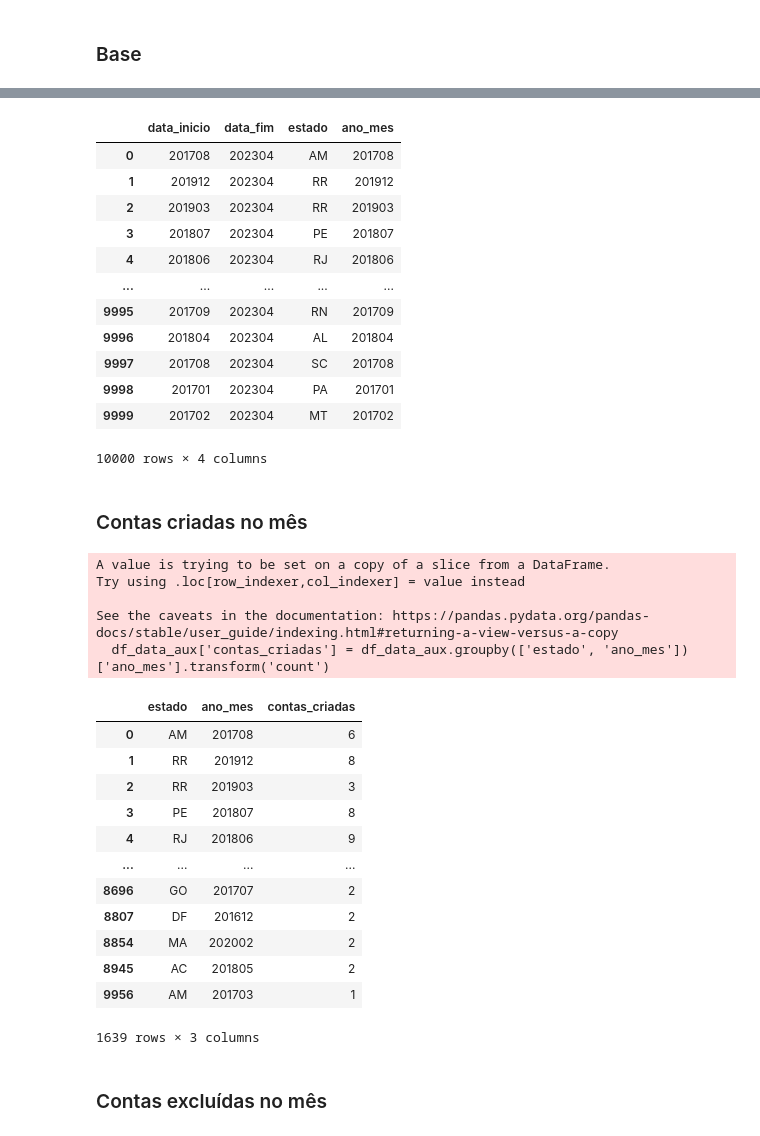
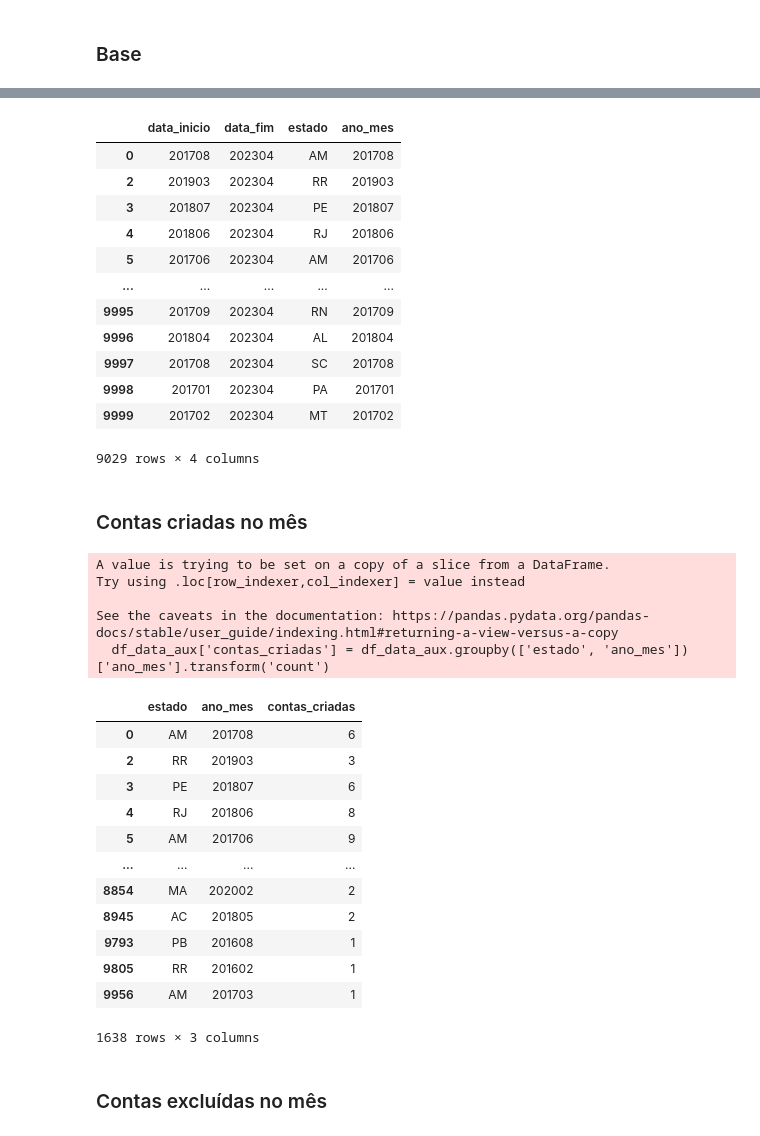
Before and after one commit to RGonzalesR/churn_analysis, a Jupyter notebook: main.ipynb, the cells around one changed output, grey strips where cells are left out. Cells and saved outputs as stored; diff of their text form; code cells hidden in the pictures.

```diff
--- a/main.ipynb
+++ b/main.ipynb
@@ -185,25 +205,25 @@ df_usuario.to_csv('./data/transformed/user_data.csv', sep=',')
 # %%
 df_data = pd.DataFrame()
-df_data[['data_inicio', 'data_fim', 'estado']] = df_raw[['created_at', 'deleted_at', 'state']]
+df_data[['data_inicio', 'data_fim', 'estado']] = df_raw[df_raw['status'] != 'paused'][['created_at', 'deleted_at', 'state']]
 df_data['data_inicio'] = obj_to_datetime(df_data['data_inicio']).dt.strftime('%Y%m')
 df_data['data_fim'] = obj_to_datetime(df_data['data_fim'])
 df_data['data_fim'] = df_data['data_fim'].fillna(pd.to_datetime('now')).dt.strftime('%Y%m')
 df_data['ano_mes'] = df_data['data_inicio']
 df_data
 # %% [output]
 |  | data_inicio | data_fim | estado | ano_mes |
 | 0 | 201708 | 202304 | AM | 201708 |
-| 1 | 201912 | 202304 | RR | 201912 |
 | 2 | 201903 | 202304 | RR | 201903 |
 | 3 | 201807 | 202304 | PE | 201807 |
 | 4 | 201806 | 202304 | RJ | 201806 |
+| 5 | 201706 | 202304 | AM | 201706 |
 | ... | ... | ... | ... | ... |
 | 9995 | 201709 | 202304 | RN | 201709 |
 | 9996 | 201804 | 202304 | AL | 201804 |
 | 9997 | 201708 | 202304 | SC | 201708 |
 | 9998 | 201701 | 202304 | PA | 201701 |
 | 9999 | 201702 | 202304 | MT | 201702 |
-10000 rows × 4 columns
+9029 rows × 4 columns
 # %% [markdown]
 ### Contas criadas no mês
 # %%
@@ -220,17 +240,17 @@ See the caveats in the documentation: https://pandas.pydata.org/pandas-docs/stab
   df_data_aux['contas_criadas'] = df_data_aux.groupby(['estado', 'ano_mes'])['ano_mes'].transform('count')
 |  | estado | ano_mes | contas_criadas |
 | 0 | AM | 201708 | 6 |
-| 1 | RR | 201912 | 8 |
 | 2 | RR | 201903 | 3 |
-| 3 | PE | 201807 | 8 |
-| 4 | RJ | 201806 | 9 |
+| 3 | PE | 201807 | 6 |
+| 4 | RJ | 201806 | 8 |
+| 5 | AM | 201706 | 9 |
 | ... | ... | ... | ... |
-| 8696 | GO | 201707 | 2 |
-| 8807 | DF | 201612 | 2 |
 | 8854 | MA | 202002 | 2 |
 | 8945 | AC | 201805 | 2 |
+| 9793 | PB | 201608 | 1 |
+| 9805 | RR | 201602 | 1 |
 | 9956 | AM | 201703 | 1 |
-1639 rows × 3 columns
+1638 rows × 3 columns
 # %% [markdown]
 ### Contas excluídas no mês
 # %%
```
Also changed, not shown: parts of 4 cells of this notebook, 5 other files.
